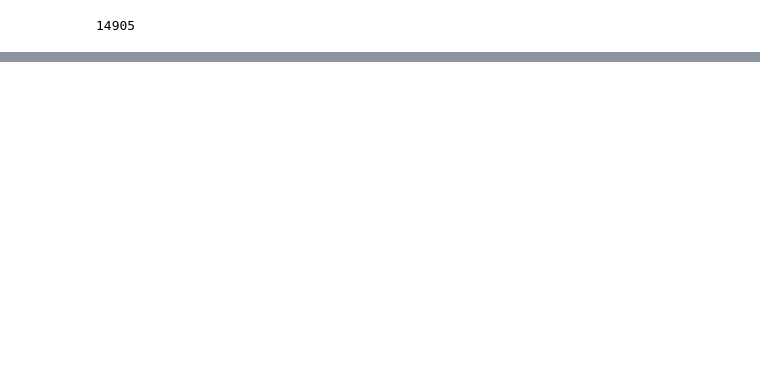
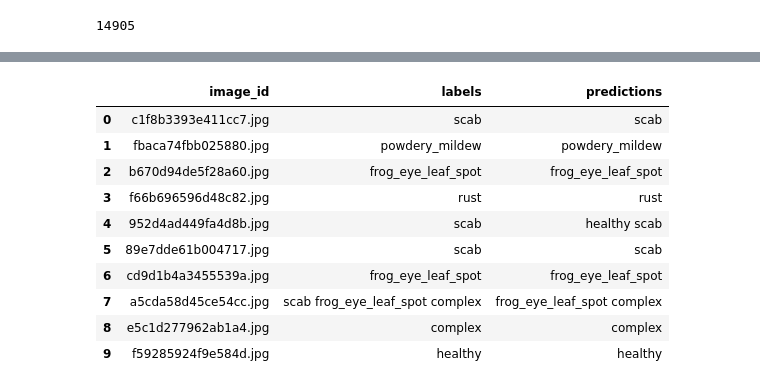
Before and after one commit to LidorAmitay/CV-Final-Project-PlantPathology2021, a Jupyter notebook: CV_Final_Project.ipynb, the cells around one changed output, grey strips where cells are left out. Saved outputs shown, nothing was run; the diff lists cells and outputs as text; code cells hidden in the pictures; blank space fills up the shorter version.

```diff
--- a/CV_Final_Project.ipynb
+++ b/CV_Final_Project.ipynb
@@ -713,0 +650,52 @@ V2 - Model = resnet34, Pre-trained = False, Optimizer = Adam, Loss = BCE, Metric
+# %%
+def to_numpy(tensor):
+    return tensor.detach().cpu().numpy() if tensor.requires_grad else tensor.cpu().numpy()
+# %%
+def get_pred(model, img):
+    res = model(img)
+    res = torch.sigmoid(res[0])
+    res = to_numpy(res)
+    return res
+# %%
+def prep_img(img_id, trans):
+  img = cv.imread(PATH_TO_IMAGES + img_id)
+  img = cv.resize(img, (IMG_SIZE,IMG_SIZE))
+  img = trans(image = img)['image']
+  img = img[np.newaxis,:]
+  img = img.to(device)
+  return img
+# %%
+# 10 random images from the test(validation) set
+indexes = np.random.randint(1,len(y_test),10)
+imgs_ids = X_test.iloc[indexes]['image'].values
+df = pd.DataFrame(columns=['image_id', 'labels', 'predictions'])
+threshold = 0.3
+for img_id in imgs_ids:
+  temp = [] # will hold the diseases
+  t_labels = '' # final predicted labels
+  img = prep_img(img_id, test_transform)
+  y = get_pred(model, img) # model predictions
+  for i, label in enumerate(y):
+  # if the probability from the model output is higher than the threshold, append
+    if label > threshold:
+        temp.append(classes[i])
+  t_labels = ' '.join(temp)
+  if not t_labels:
+    t_labels = classes[np.argmax(y)]
+
+  y_labels = train_df.loc[train_df['image'] == img_id]['labels'].values[0] # true labels
+  df = df.append({'image_id': img_id, 'labels': y_labels, 'predictions': t_labels}, ignore_index = True)
+# %%
+df
+# %% [output]
+|  | image_id | labels | predictions |
+| 0 | c1f8b3393e411cc7.jpg | scab | scab |
+| 1 | fbaca74fbb025880.jpg | powdery_mildew | powdery_mildew |
+| 2 | b670d94de5f28a60.jpg | frog_eye_leaf_spot | frog_eye_leaf_spot |
+| 3 | f66b696596d48c82.jpg | rust | rust |
+| 4 | 952d4ad449fa4d8b.jpg | scab | healthy scab |
+| 5 | 89e7dde61b004717.jpg | scab | scab |
+| 6 | cd9d1b4a3455539a.jpg | frog_eye_leaf_spot | frog_eye_leaf_spot |
+| 7 | a5cda58d45ce54cc.jpg | scab frog_eye_leaf_spot complex | frog_eye_leaf_spot complex |
+| 8 | e5c1d277962ab1a4.jpg | complex | complex |
+| 9 | f59285924f9e584d.jpg | healthy | healthy |
```
Also changed, not shown: parts of 78 cells of this notebook.
